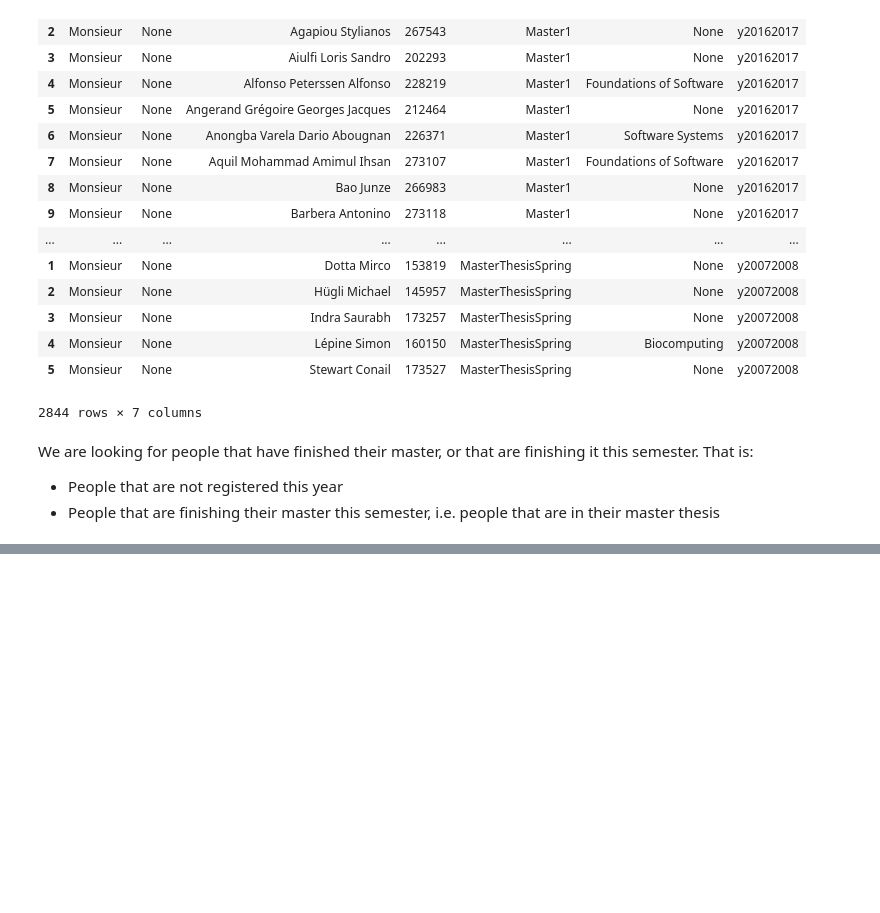
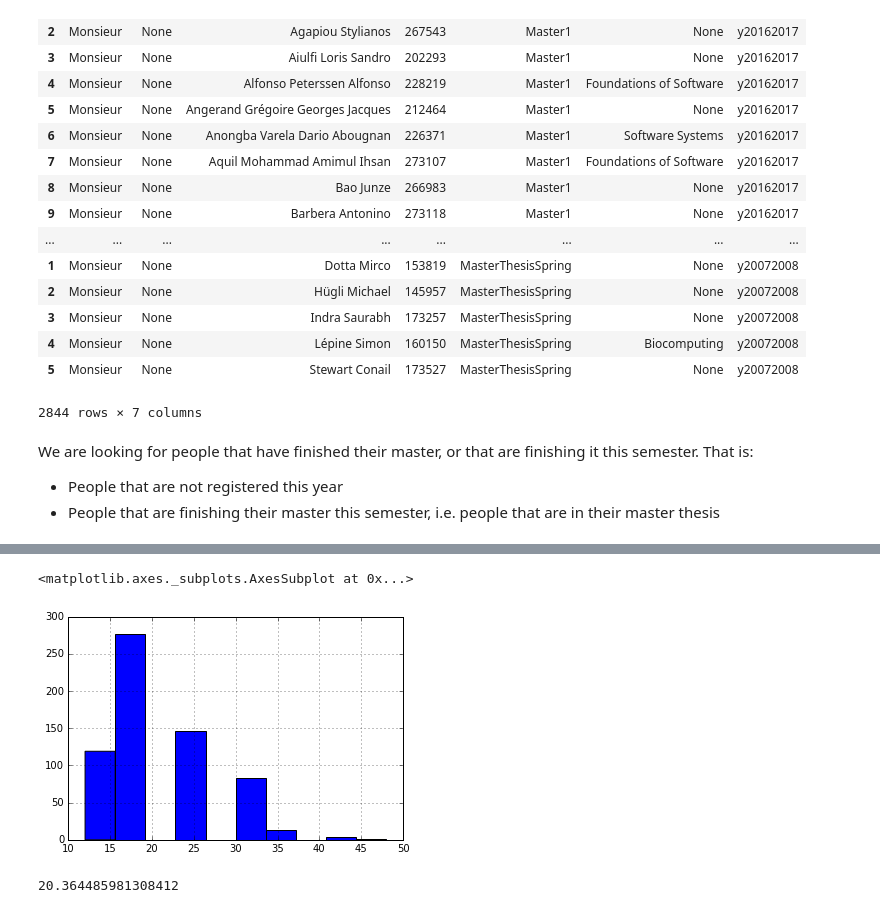
Before and after one commit to bojbilla/AdaHomeworks, a Jupyter notebook: 02 - Data from the Web/HW2.ipynb, the cells around one changed output, grey strips where cells are left out. Cells and saved outputs as stored; diff of their text form; code cells hidden in the pictures; blank space fills up the shorter version.

Commit message:
Avg for master students that finished + Avg per spé ; Todo: statistics on spé

```diff
--- a/02 - Data from the Web/HW2.ipynb
+++ b/02 - Data from the Web/HW2.ipynb
@@ -361,10 +332,0 @@ x
-# %%
-master_sem_count = master_complete[['Sciper']].copy()
-master_sem_count['Month count'] = 6
-master_sem_count = master_sem_count.groupby('Sciper').sum()
-master_sem_count
-
-#Give them back their civilities
-civilities_master = master_complete[['Name', "Sciper", 'Civility']].drop_duplicates()
-master_sem_count = civilities_master.join(master_sem_count, how='inner', on='Sciper')
-master_sem_count[master_sem_count["Month count"] == 6]
@@ -370,0 +375,18 @@ master_sem_count[master_sem_count["Month count"] == 6]
+# %%
+# Get the ones with a Minor or Spe, those one need to have spent at least 3 semesters at EPFL
+# Get also the ones that did not do any spe or minor
+minor_or_spe = master_complete[(~master_complete["Minor"].isnull()) | (~master_complete["Specialisation"].isnull())]
+minor_or_spe_filtered = minor_or_spe[minor_or_spe['Month_count'] >= 6*3]
+not_minor_or_spe = master_complete[~master_complete["Sciper"].isin(minor_or_spe["Sciper"])]
+# Remove the ones that did 2 minor or spe
+master_finished = pd.concat([minor_or_spe_filtered, not_minor_or_spe]).drop_duplicates(subset=['Sciper'])
+# %%
+master_finished['Month_count'].hist()
+# %% [output]
+<matplotlib.axes._subplots.AxesSubplot at 0x...>
+[figure, added]
+# %%
+# Calculate "average stay at EPFL"
+master_finished['Month_count'].mean()
+# %% [output]
+20.364485981308412
```
Also changed, not shown: parts of 16 cells of this notebook.
